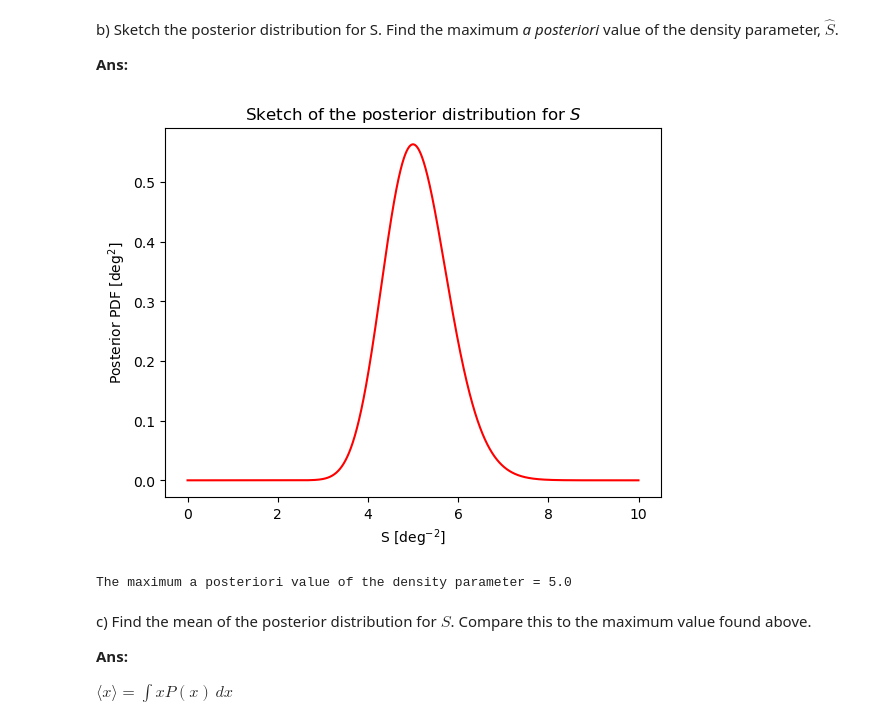
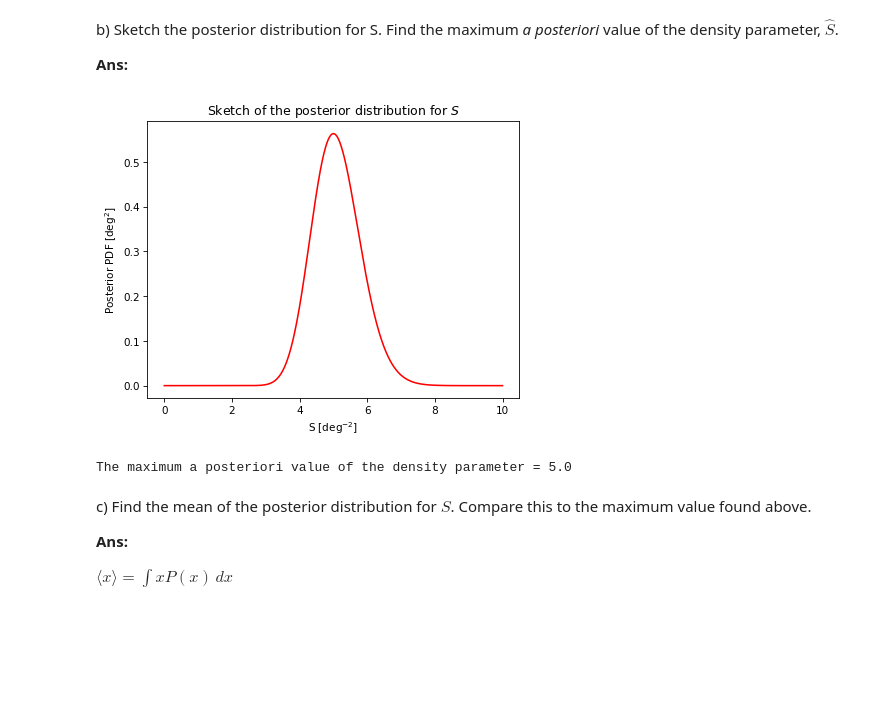
Before and after one commit to guner-aygin/Uni---second-year-assignments, a Jupyter notebook: Inference from Scientific Data/ISD Worksheet 2.ipynb, the cells around one changed output. Drawn from its saved outputs; the diff is of its cells as text; code cells hidden in the pictures; blank space fills up the shorter version.

```diff
--- a/Inference from Scientific Data/ISD Worksheet 2.ipynb
+++ b/Inference from Scientific Data/ISD Worksheet 2.ipynb
@@ -77,23 +77,23 @@ likelihood = likelihood(S_points, area, n)
 # %%
 posterior_values = posterior(prior, likelihood) # calculated values
 
 # Finding evidence
 Z = integrate.trapz(posterior_values, x=S_points)
 
 # Plot the normalised posterior
-fig = plt.subplots(dpi=100)
+fig = plt.subplots(dpi=75)
 plt.plot(S_points, posterior_values/Z, 'r-')
 plt.title('Sketch of the posterior distribution for $S$')
 plt.xlabel(r"S [deg$^{-2}$]")
 plt.ylabel(r"Posterior PDF [deg$^{2}$]")
 plt.show()
 
 # For a Poisson distribution the a posteriori value is the mode
 mode = S_points[np.argmax(posterior_values)]
 
 print(f'The maximum a posteriori value of the density parameter = {mode}')
 # %% [output]
-[figure, old version]
+[figure, new version]
 The maximum a posteriori value of the density parameter = 5.0
 # %% [markdown]
 c) Find the mean of the posterior distribution for $S$. Compare this to the maximum value found
```
Also changed, not shown: parts of 5 cells of this notebook.
